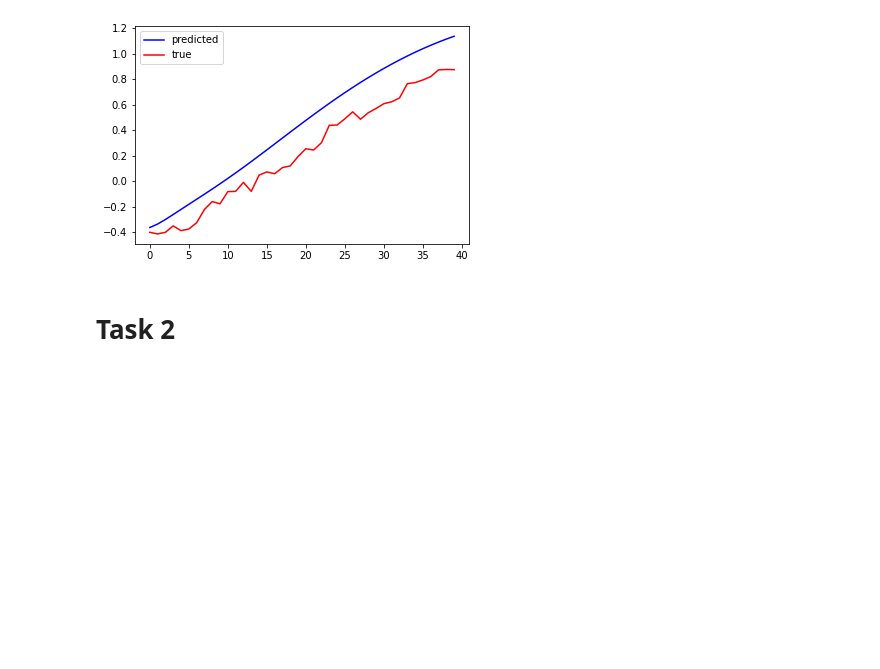
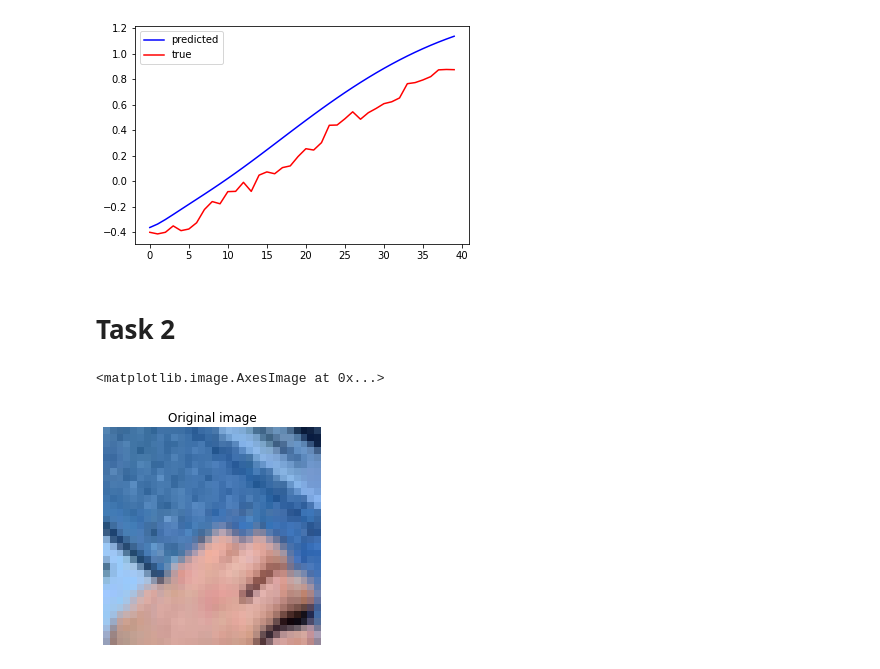
Before and after one commit to tosi-mosi/data-analysis, a Jupyter notebook: lab5.ipynb, the cells around one changed output. Cells and saved outputs as stored; diff of their text form; code cells hidden in the pictures; blank space fills up the shorter version.

```diff
--- a/lab5.ipynb
+++ b/lab5.ipynb
@@ -175,0 +189,20 @@ plt.legend()
+# %%
+d = cifar100.load_data()
+# print(type(d))
+# print(type(d[0][0]))
+# %%
+
+
+(x_train, y_train), (x_test, y_test) = cifar100.load_data()
+# print(x_train.shape[0], 'train samples')
+# print('image shape', x_train[0].shape)
+# print(y_train[y_train==0])
+# %%
+plt.figure(1)
+plt.clf()
+plt.axis("off")
+plt.title("Original image")
+plt.imshow(x_train[10])
+# %% [output]
+<matplotlib.image.AxesImage at 0x...>
+[figure, added]
```
Also changed, not shown: parts of 10 cells of this notebook.
